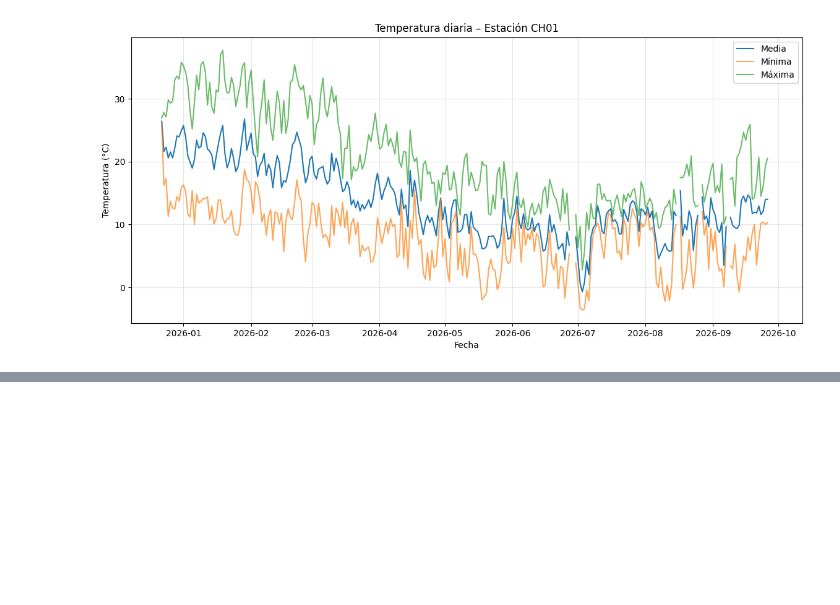
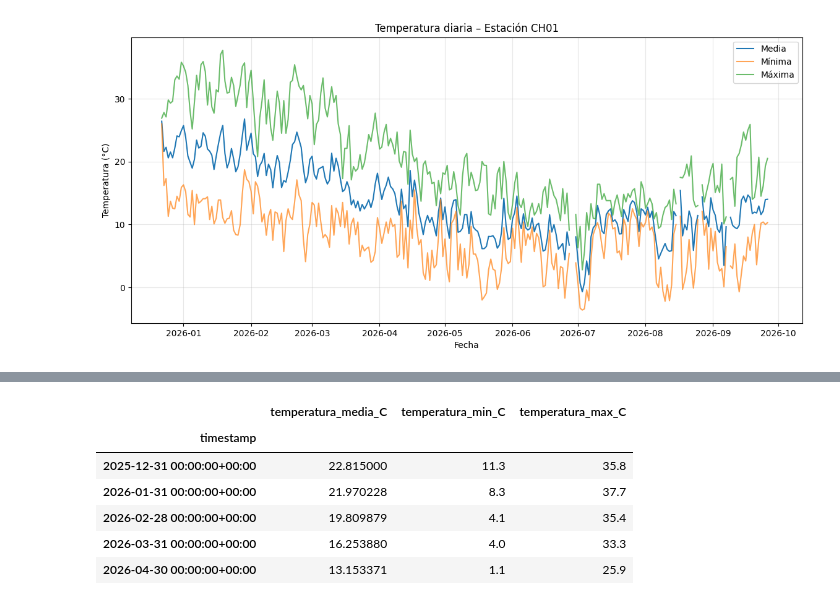
Before and after one commit to paulmunozpauta/Curso_Introduccion_Ciencia_Datos, a Jupyter notebook: Notebooks/M02_04_Agregacion_exportacion_datos.ipynb, the cells around one changed output, grey strips where cells are left out. Saved outputs shown, nothing was run; the diff lists cells and outputs as text; code cells hidden in the pictures; blank space fills up the shorter version.

```diff
--- a/Notebooks/M02_04_Agregacion_exportacion_datos.ipynb
+++ b/Notebooks/M02_04_Agregacion_exportacion_datos.ipynb
@@ -771,0 +796,16 @@ plt.show()
+# %%
+temperatura_mensual = temperatura_diaria.resample("ME").agg({
+    "temperatura_media_C": "mean",
+    "temperatura_min_C": "min",
+    "temperatura_max_C": "max"
+})
+
+temperatura_mensual.head()
+# %% [output]
+|  | temperatura_media_C | temperatura_min_C | temperatura_max_C |
+| timestamp |  |  |  |
+| 2025-12-31 00:00:00+00:00 | 22.815000 | 11.3 | 35.8 |
+| 2026-01-31 00:00:00+00:00 | 21.970228 | 8.3 | 37.7 |
+| 2026-02-28 00:00:00+00:00 | 19.809879 | 4.1 | 35.4 |
+| 2026-03-31 00:00:00+00:00 | 16.253880 | 4.0 | 33.3 |
+| 2026-04-30 00:00:00+00:00 | 13.153371 | 1.1 | 25.9 |
```
Also changed, not shown: parts of 14 cells of this notebook.
